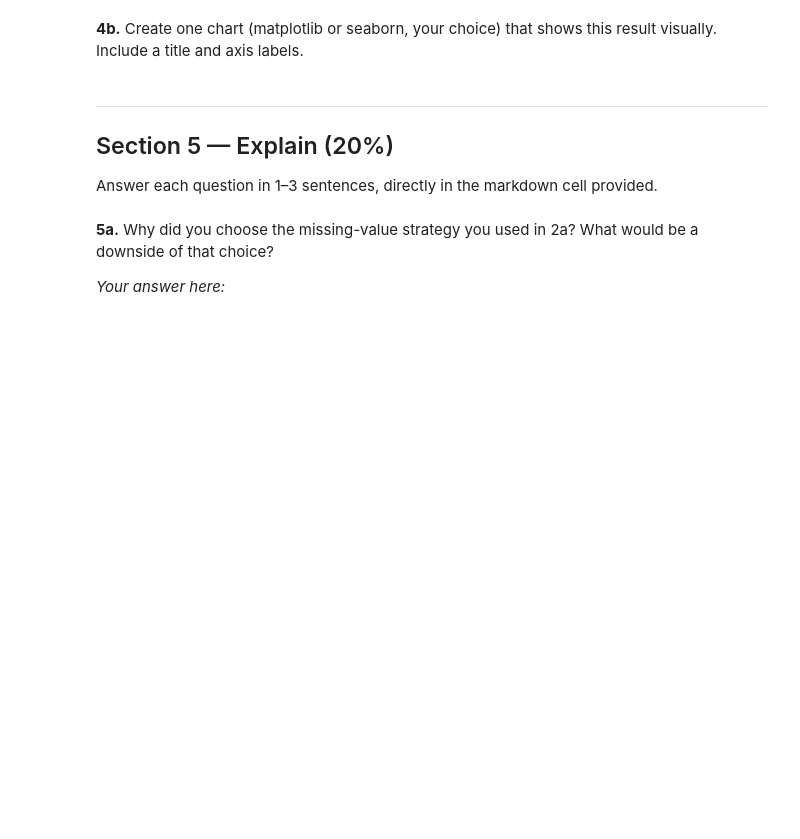
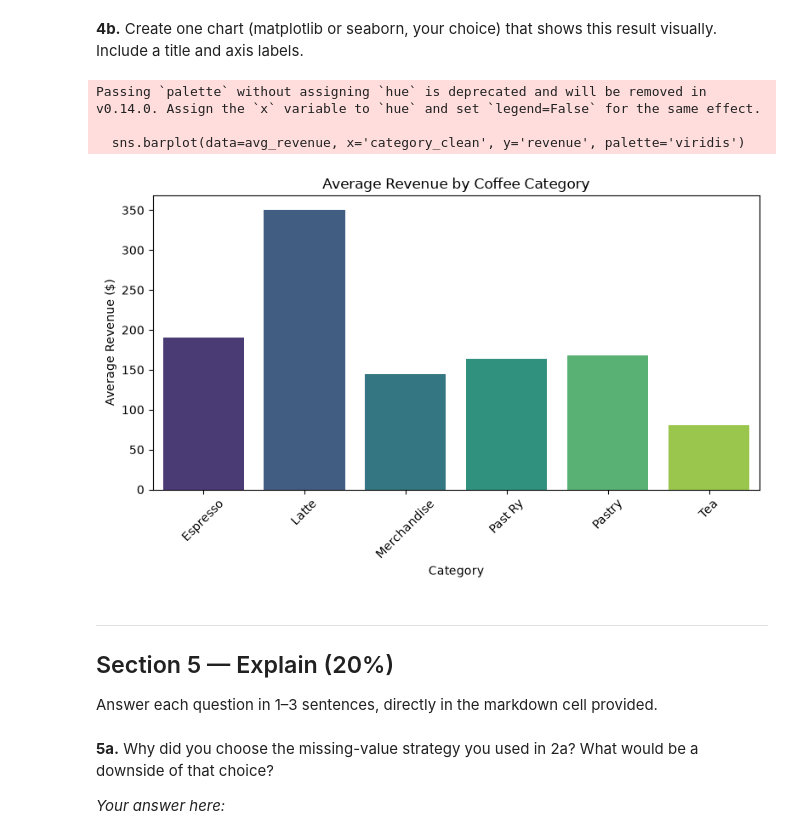
Before and after one commit to floraineza2002/DSA_504_exercies, a Jupyter notebook: DSA504_Midterm_Exam.ipynb, the cells around one changed output. Cells and saved outputs as stored; diff of their text form; code cells hidden in the pictures; blank space fills up the shorter version.

```diff
--- a/DSA504_Midterm_Exam.ipynb
+++ b/DSA504_Midterm_Exam.ipynb
@@ -68,3 +108,7 @@ import seaborn as sns
 **2b.** Remove exact duplicate rows. Print the row count before and after.
 # %%
 # 2b — your code here
+# 2b — Remove exact duplicate rows. Print the row count before and after.
+print("Row count before removing duplicates:", len(sales))
+sales = sales.drop_duplicates()
+print("Row count after removing duplicates:", len(sales))
@@ -72,3 +119,7 @@ import seaborn as sns
 **2c.** Clean the `category` column into a new column called `category_clean`. It should end up with **exactly 5** distinct values. Print the sorted unique values of `category_clean` to confirm.
 # %%
 # 2c — your code here
+# 2c — Clean the category column into a new column called category_clean (exactly 5 distinct values).
+sales['category_clean'] = sales['category'].astype(str).str.strip().str.title()
+print("Sorted unique values of category_clean:", sorted(sales['category_clean'].unique()))
+print("Distinct count:", sales['category_clean'].nunique())
@@ -76,3 +130,6 @@ import seaborn as sns
 **2d.** Convert the `date` column to a proper datetime type. Confirm the new data type.
 # %%
 # 2d — your code here
+# 2d — Convert the date column to a proper datetime type. Confirm the new data type.
+sales['date'] = pd.to_datetime(sales['date'])
+print("Confirmed data type for date:", sales['date'].dtype)
@@ -94,3 +180,6 @@ import seaborn as sns
 **4a.** Using your cleaned data, compute the average `revenue` per `category_clean`.
 # %%
 # 4a — your code here
+# 4a — Using your cleaned data, compute the average revenue per category_clean.
+avg_revenue = sales.groupby('category_clean')['revenue'].mean().reset_index()
+print(avg_revenue)
@@ -98,6 +195,20 @@ import seaborn as sns
 **4b.** Create one chart (matplotlib or seaborn, your choice) that shows this result visually. Include a title and axis labels.
 # %%
 # 4b — your code here
+# 4b — Create one chart showing this result visually with a title and axis labels.
+plt.figure(figsize=(8, 5))
+sns.barplot(data=avg_revenue, x='category_clean', y='revenue', palette='viridis')
+plt.title('Average Revenue by Coffee Category')
+plt.xlabel('Category')
+plt.ylabel('Average Revenue ($)')
+plt.xticks(rotation=45)
+plt.tight_layout()
+plt.show()
+# %% [output]
+Passing `palette` without assigning `hue` is deprecated and will be removed in v0.14.0. Assign the `x` variable to `hue` and set `legend=False` for the same effect.
+
+  sns.barplot(data=avg_revenue, x='category_clean', y='revenue', palette='viridis')
+[figure, added]
 # %% [markdown]
 ---
 ## Section 5 — Explain (20%)
```
Also changed, not shown: parts of 14 cells of this notebook.
